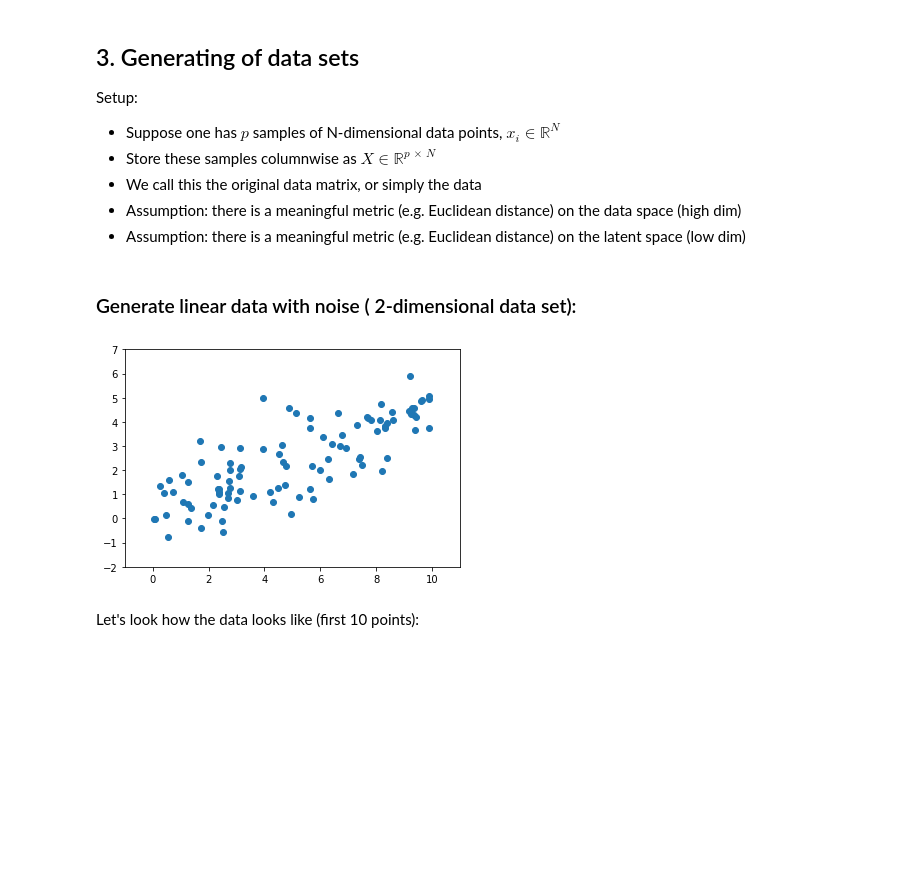
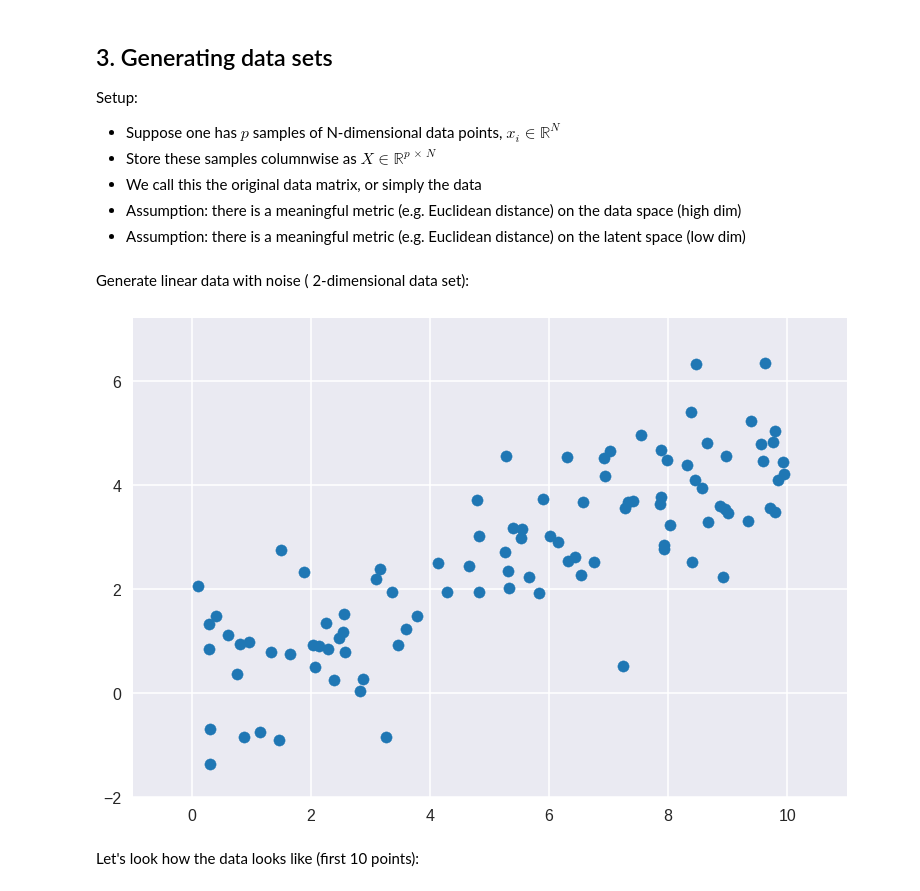
Before and after one commit to klyshko/ml_python, a Jupyter notebook: Lecture9.ipynb, the cells around one changed output. Drawn from its saved outputs; the diff is of its cells as text; code cells hidden in the pictures; blank space fills up the shorter version.

```diff
--- a/Lecture9.ipynb
+++ b/Lecture9.ipynb
@@ -44,7 +43,7 @@ Below is the outline of the field with specific algorithms:
 
 3. **Reinforcement Learning** - is an area concerned with how software agents have to take actions in an environment so as to maximize some cumulative reward
 # %% [markdown]
-## 3. Generating of data sets
+## 3. Generating data sets
 
 Setup:
 - Suppose one has $p$ samples of N-dimensional data points, $x_i\in\mathbb{R}^N$
@@ -56,25 +55,26 @@ Setup:
 import numpy as np
 import matplotlib.pyplot as plt
 
-#from sklearn.decomposition import PCA
-#from sklearn.manifold import TSNE, MDS
+plt.style.use('seaborn-darkgrid')
 # %% [markdown]
-### Generate linear data with noise ( 2-dimensional data set):
+Generate linear data with noise ( 2-dimensional data set):
 # %%
+plt.style.use('seaborn-poster')
+
 raw_data_x = np.random.uniform(0,10, size=(100,))
 raw_data_y = 0.5 * raw_data_x + np.random.normal(0,1,len(raw_data_x))
 
 X_2d = np.empty((100, 2))
 X_2d[:,0] = raw_data_x
 X_2d[:,1] = raw_data_y
 
 #plt.figure(figsize=(12,8))
 plt.scatter(X_2d[:,0], X_2d[:,1])
 plt.xlim(-1, 11)
-plt.ylim(-2, 7)
+plt.ylim(-2, 7.2)
 plt.show()
 # %% [output]
-[figure, old version]
+[figure, new version]
 # %% [markdown]
 Let's look how the data looks like (first 10 points):
 # %%
```
Also changed, not shown: parts of 49 cells of this notebook, 1 other file.
